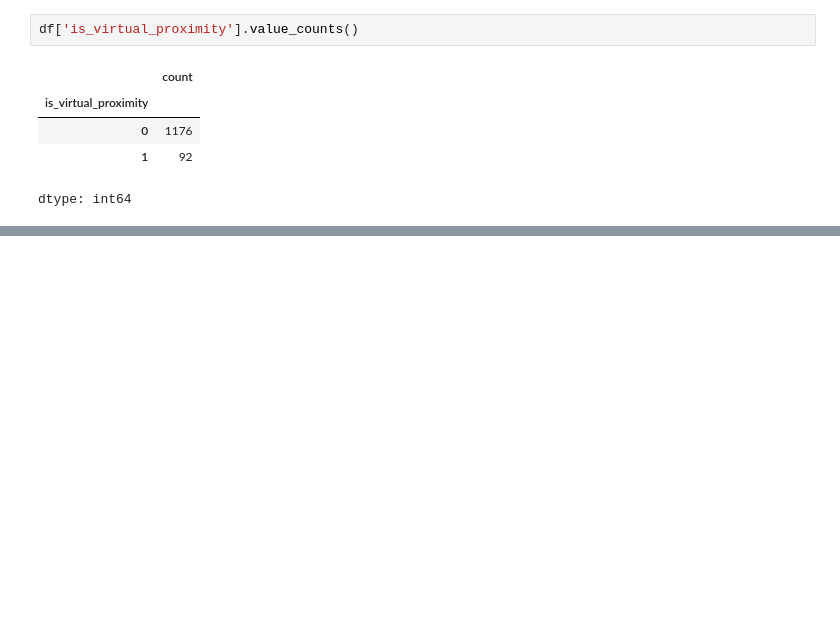
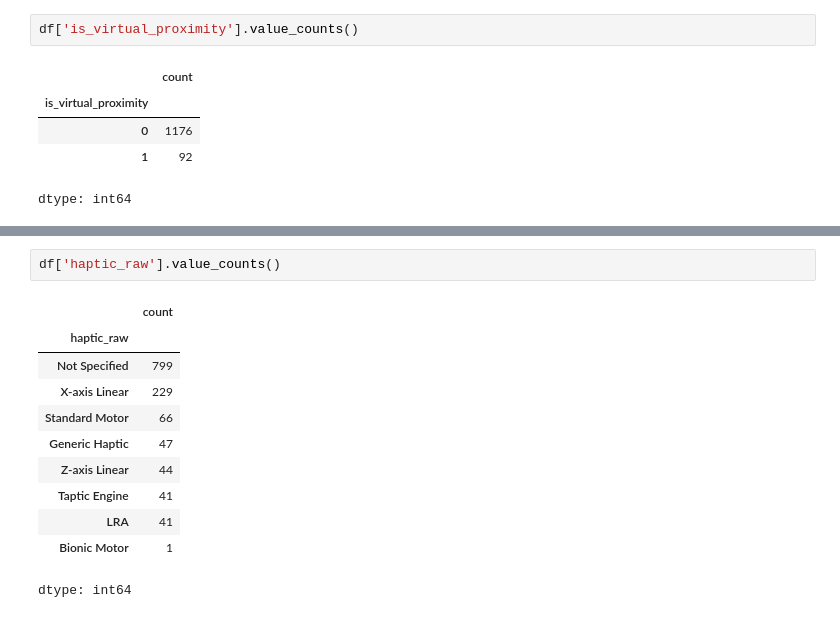
Before and after one commit to rajeshxdatascience/smartphone-recommender-system, a Jupyter notebook: SpecLens_AI_Data_Engineering.ipynb, the cells around one changed output, grey strips where cells are left out. Drawn from its saved outputs; the diff is of its cells as text; blank space fills up the shorter version.

```diff
--- a/SpecLens_AI_Data_Engineering.ipynb
+++ b/SpecLens_AI_Data_Engineering.ipynb
@@ -5384,0 +5423,14 @@ dtype: int64
+# %%
+df['haptic_raw'].value_counts()
+# %% [output]
+|  | count |
+| haptic_raw |  |
+| Not Specified | 799 |
+| X-axis Linear | 229 |
+| Standard Motor | 66 |
+| Generic Haptic | 47 |
+| Z-axis Linear | 44 |
+| Taptic Engine | 41 |
+| LRA | 41 |
+| Bionic Motor | 1 |
+dtype: int64
```
Also changed, not shown: parts of 3 cells of this notebook.
